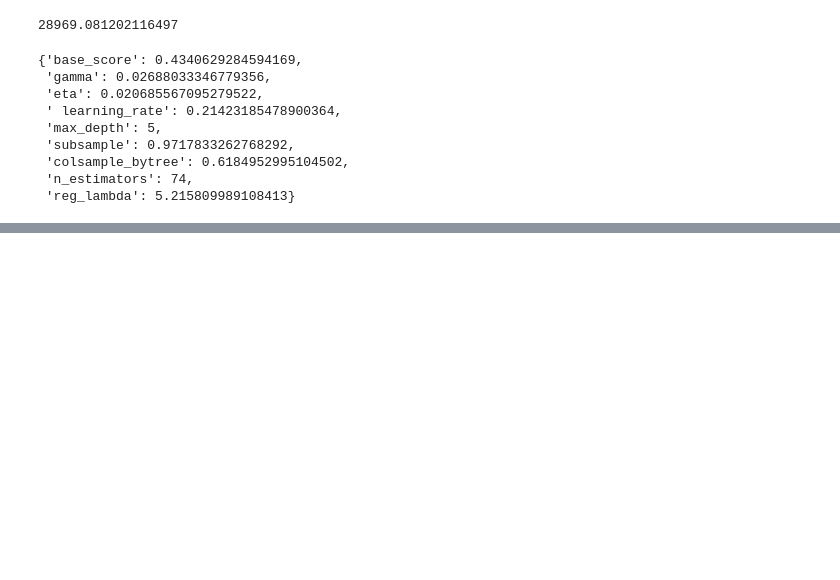
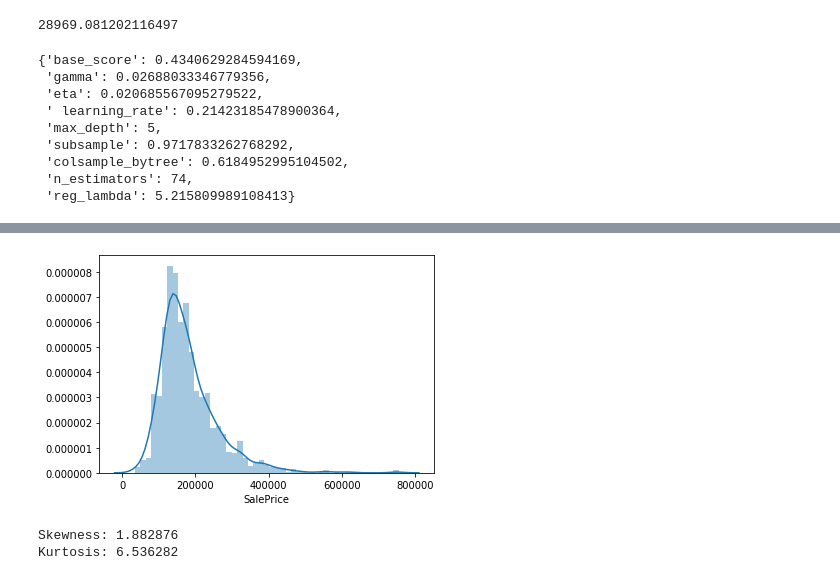
Before and after one commit to yoko8ma/Kaggle, a Jupyter notebook: House Prices/main.ipynb, the cells around one changed output, grey strips where cells are left out. Saved outputs shown, nothing was run; the diff lists cells and outputs as text; code cells hidden in the pictures; blank space fills up the shorter version.

```diff
--- a/House Prices/main.ipynb
+++ b/House Prices/main.ipynb
@@ -284,0 +297,3 @@ pd.DataFrame({
+# %%
+#bring in the six packs
+df_train = pd.read_csv('train.csv')
@@ -284,0 +313,12 @@ pd.DataFrame({
+# %%
+#histogram
+sns.distplot(df_train['SalePrice']);
+# %% [output]
+[figure, added]
+# %%
+#skewness and kurtosis
+print("Skewness: %f" % df_train['SalePrice'].skew())
+print("Kurtosis: %f" % df_train['SalePrice'].kurt())
+# %% [output]
+Skewness: 1.882876
+Kurtosis: 6.536282
```
Also changed, not shown: parts of 28 cells of this notebook.
